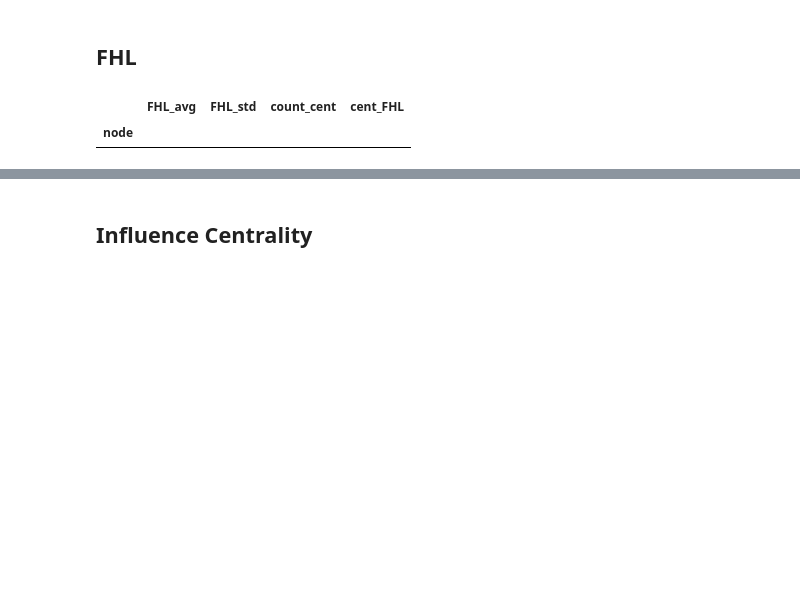
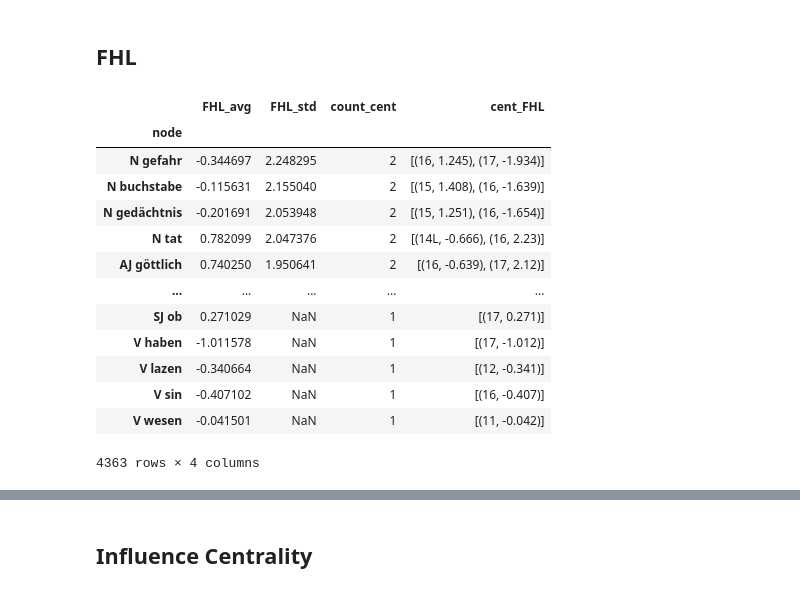
Before and after one commit to bravandi/hierarchical-syntactic-networks, a Jupyter notebook: polyarchy analysis.ipynb, the cells around one changed output, grey strips where cells are left out. Cells and saved outputs as stored; diff of their text form; code cells hidden in the pictures; blank space fills up the shorter version.

```diff
--- a/polyarchy analysis.ipynb
+++ b/polyarchy analysis.ipynb
@@ -158,6 +158,11 @@ def lenght_all_pairs_shortest_path(G_nx):
     path_df['p'] = path_df['p'].astype('str')
 
     return path_df
+# %%
+path_results_output = "D:/GoogleDrive/Research/Linguistic project/German/data/output/"
+path_data_explorer_data = 'D:/SoftwareProject/data_explorer/data/'
+
+# path_dataset_dir = "D:/GoogleDrive/Research/Linguistic project/German/data/legacy/"
 # %% [markdown]
 # Load Networks
 # %%
@@ -1355,23 +1358,36 @@ h_measures_df['cent_FHL'] = h_measures_df.apply(lambda r: (r['cent'], round(r['f
 # %%
 nodes_FHL_df = (
     h_measures_df
     .groupby('node')
     .agg(
         FHL_avg=('f_hierarchical_levels', np.mean),
         FHL_std=('f_hierarchical_levels', np.std),
         count_cent=('cent', np.size),
         cent_FHL=('cent_FHL', lambda x: list(x))
     )
     .sort_values(by='FHL_std', ascending=False)
 )
 
-if False:
-    nodes_FHL_df.to_excel('nodes_FHL_df.xlsx')
+if True:
+    nodes_FHL_df.to_excel(path_results_output + '/nodes_FHL_cent_variability.xlsx')
 
-nodes_FHL_df[nodes_FHL_df.index == 'N geist']
+#     nodes_FHL_df[nodes_FHL_df.index == 'N geist']
+nodes_FHL_df
 # %% [output]
 |  | FHL_avg | FHL_std | count_cent | cent_FHL |
 | node |  |  |  |  |
+| N gefahr | -0.344697 | 2.248295 | 2 | [(16, 1.245), (17, -1.934)] |
+| N buchstabe | -0.115631 | 2.155040 | 2 | [(15, 1.408), (16, -1.639)] |
+| N gedächtnis | -0.201691 | 2.053948 | 2 | [(15, 1.251), (16, -1.654)] |
+| N tat | 0.782099 | 2.047376 | 2 | [(14L, -0.666), (16, 2.23)] |
+| AJ göttlich | 0.740250 | 1.950641 | 2 | [(16, -0.639), (17, 2.12)] |
+| ... | ... | ... | ... | ... |
+| SJ ob | 0.271029 | NaN | 1 | [(17, 0.271)] |
+| V haben | -1.011578 | NaN | 1 | [(17, -1.012)] |
+| V lazen | -0.340664 | NaN | 1 | [(12, -0.341)] |
+| V sin | -0.407102 | NaN | 1 | [(16, -0.407)] |
+| V wesen | -0.041501 | NaN | 1 | [(11, -0.042)] |
+4363 rows × 4 columns
 # %%
 print('Number of nodes exists only single century (std=0):', sum(nodes_FHL_df['FHL_std'].isnull()), 'from', len(nodes_FHL_df))
 
```
Also changed, not shown: parts of 45 cells of this notebook.
